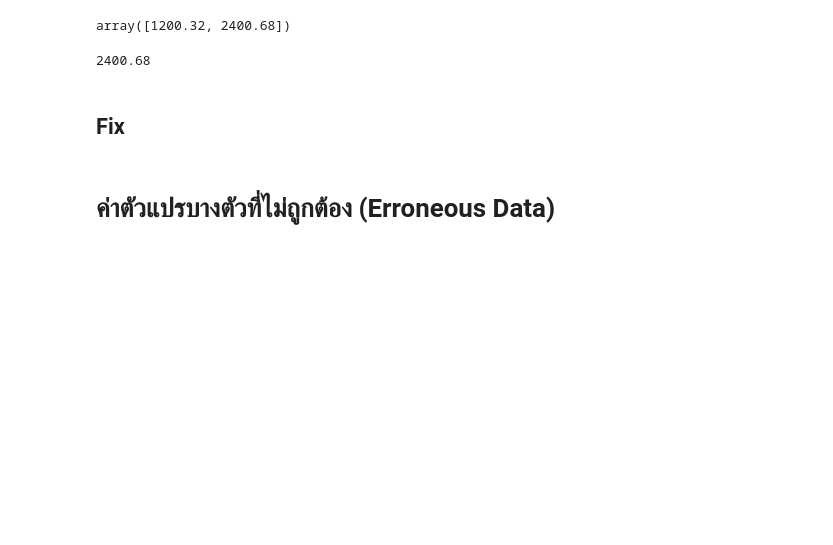
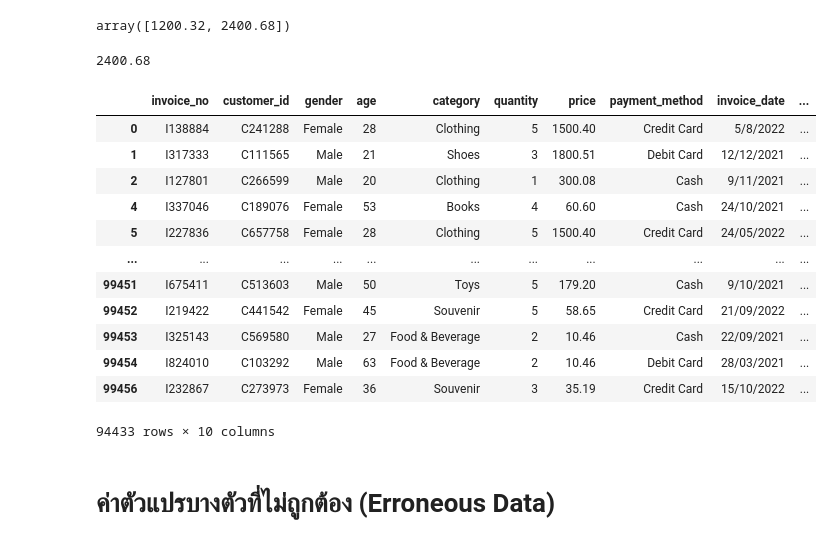
Before and after one commit to ChonChanokAng/BSC_DPDM23, a Jupyter notebook: Data_Preprocessing.ipynb, the cells around one changed output. Saved outputs shown, nothing was run; the diff lists cells and outputs as text; code cells hidden in the pictures; blank space fills up the shorter version.

```diff
--- a/Data_Preprocessing.ipynb
+++ b/Data_Preprocessing.ipynb
@@ -365,9 +389,21 @@ ret['whiskers'][1].get_ydata()[1]
 # %% [output]
 2400.68
 # %%
-shopping_data[shopping_data['price']<=]
+shopping_data[shopping_data['price']<=ret['whiskers'][1].get_ydata()[1]]
+# %% [output]
+|  | invoice_no | customer_id | gender | age | category | quantity | price | payment_method | invoice_date | ... |
+| 0 | I138884 | C241288 | Female | 28 | Clothing | 5 | 1500.40 | Credit Card | 5/8/2022 | ... |
+| 1 | I317333 | C111565 | Male | 21 | Shoes | 3 | 1800.51 | Debit Card | 12/12/2021 | ... |
+| 2 | I127801 | C266599 | Male | 20 | Clothing | 1 | 300.08 | Cash | 9/11/2021 | ... |
+| 4 | I337046 | C189076 | Female | 53 | Books | 4 | 60.60 | Cash | 24/10/2021 | ... |
+| 5 | I227836 | C657758 | Female | 28 | Clothing | 5 | 1500.40 | Credit Card | 24/05/2022 | ... |
+| ... | ... | ... | ... | ... | ... | ... | ... | ... | ... | ... |
+| 99451 | I675411 | C513603 | Male | 50 | Toys | 5 | 179.20 | Cash | 9/10/2021 | ... |
+| 99452 | I219422 | C441542 | Female | 45 | Souvenir | 5 | 58.65 | Credit Card | 21/09/2022 | ... |
+| 99453 | I325143 | C569580 | Male | 27 | Food & Beverage | 2 | 10.46 | Cash | 22/09/2021 | ... |
+| 99454 | I824010 | C103292 | Male | 63 | Food & Beverage | 2 | 10.46 | Debit Card | 28/03/2021 | ... |
+| 99456 | I232867 | C273973 | Female | 36 | Souvenir | 3 | 35.19 | Credit Card | 15/10/2022 | ... |
+94433 rows × 10 columns
-# %% [markdown]
-## Fix
 # %% [markdown]
 # ค่าตัวแปรบางตัวที่ไม่ถูกต้อง (Erroneous Data)
 # %% [markdown]
```
Also changed, not shown: parts of 5 cells of this notebook.
